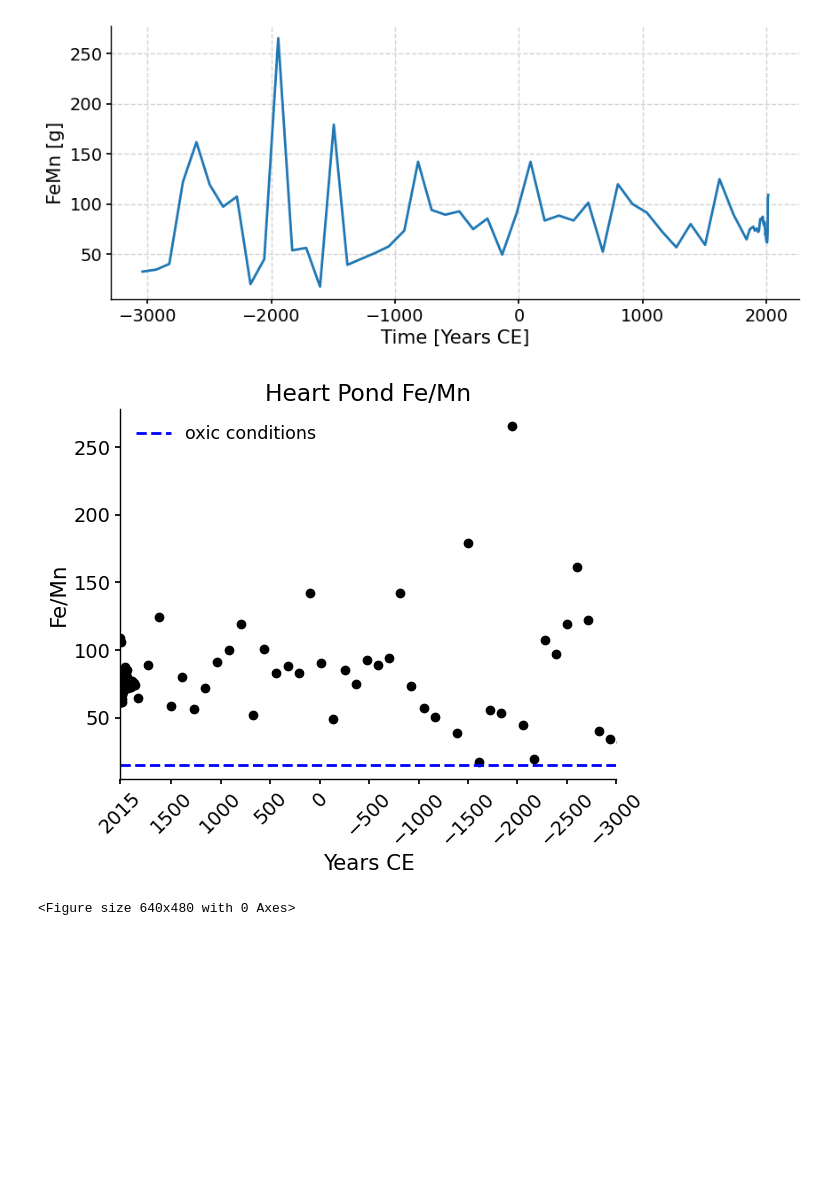
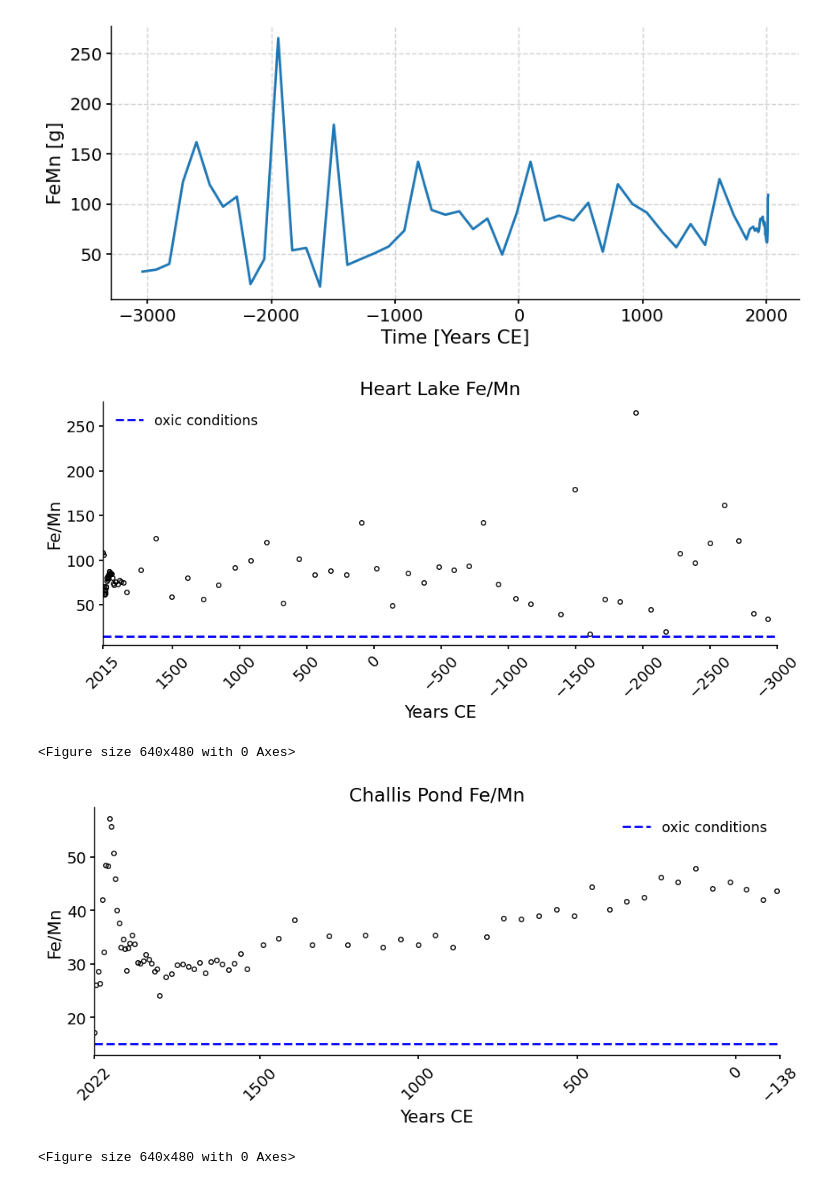
Before and after one commit to Shooleralbany/-home11-grad-2021-sh236571, a Jupyter notebook: Fe_Mn_Plots.ipynb, the cells around one changed output. Cells and saved outputs as stored; diff of their text form; code cells hidden in the pictures; blank space fills up the shorter version.

```diff
--- a/Fe_Mn_Plots.ipynb
+++ b/Fe_Mn_Plots.ipynb
@@ -70,48 +70,55 @@ data = pd.read_csv(data_dir+'/Heart.txt', sep='\t')
 
 
 dates = data['CE'].tolist()
 values1 = data['FeMn'].tolist()
 
+plt.figure(figsize=(11, 4))
+
 # 2. Plotting the data as a line graph
-plt.plot(dates, values1 , marker='o', color='black', linestyle='-')
+plt.plot(dates, values1 , marker='o', color='black', linestyle='-', markerfacecolor='none', markersize=4)
+
+#plt.plot(dates, values1 , marker='x', color='black', linestyle='-', markersize=8)
+
 
 # 3. Customizing the plot
 plt.xlabel('Years CE')
 plt.ylabel('Fe/Mn')
-plt.title('Heart Pond Fe/Mn')
+plt.title('Heart Lake Fe/Mn')
 plt.grid(False)
 
 #set limit on x axis
 plt.xlim(2015, -3000)
 
 selected_ticks = [2015,1500,1000,500,0,-500,-1000,-1500,-2000,-2500,-3000]  # replace with the specific values you want
 plt.xticks(selected_ticks, rotation=45)
 
 
 # Add a horizontal line at a specific y-value
 specific_y_value = 15  # replace with your desired value
 plt.axhline(y=specific_y_value, color='b', linestyle='--', label='oxic conditions')
 plt.legend()
 
 
 dates.reverse()
 
 plt.show()
 plt.savefig('Heart Fe:Mn.png')
 # %% [output]
-[figure, old version]
+[figure, new version]
 <Figure size 640x480 with 0 Axes>
 # %%
 data_dir = '/content/drive/MyDrive/Time Series'
 # Open the dataset assuming it's a CSV file, change to pd.read_table for TSV files
-data = pd.read_csv(data_dir+'/ChallisFeMn.txt', sep='\t')
+data = pd.read_csv(data_dir+'/Challis.txt', sep='\t')
 
 
 dates = data['CE'].tolist()
 values1 = data['FeMn'].tolist()
 
+plt.figure(figsize=(11, 4))
+
 # 2. Plotting the data as a line graph
-plt.plot(dates, values1 , marker='o', color='black', linestyle='-')
+plt.plot(dates, values1 , marker='o', color='black', linestyle='-', markerfacecolor='none', markersize=4)
 
 # 3. Customizing the plot
 plt.xlabel('Years CE')
@@ -120,9 +127,9 @@ plt.title('Challis Pond Fe/Mn')
 plt.grid(False)
 
 #set limit on x axis
-plt.xlim(2015, -3000)
+plt.xlim(2022, -138)
 
-selected_ticks = [2015,1500,1000,500,0,-500,-1000,-1500,-2000,-2500,-3000]  # replace with the specific values you want
+selected_ticks = [2022, 1500,1000,500, 0, -138]  # replace with the specific values you want
 plt.xticks(selected_ticks, rotation=45)
 
 
@@ -136,3 +143,6 @@ dates.reverse()
 
 plt.show()
 plt.savefig('Challis Fe:Mn.png')
+# %% [output]
+[figure, added]
+<Figure size 640x480 with 0 Axes>
```
Also changed, not shown: parts of 1 cell of this notebook.
